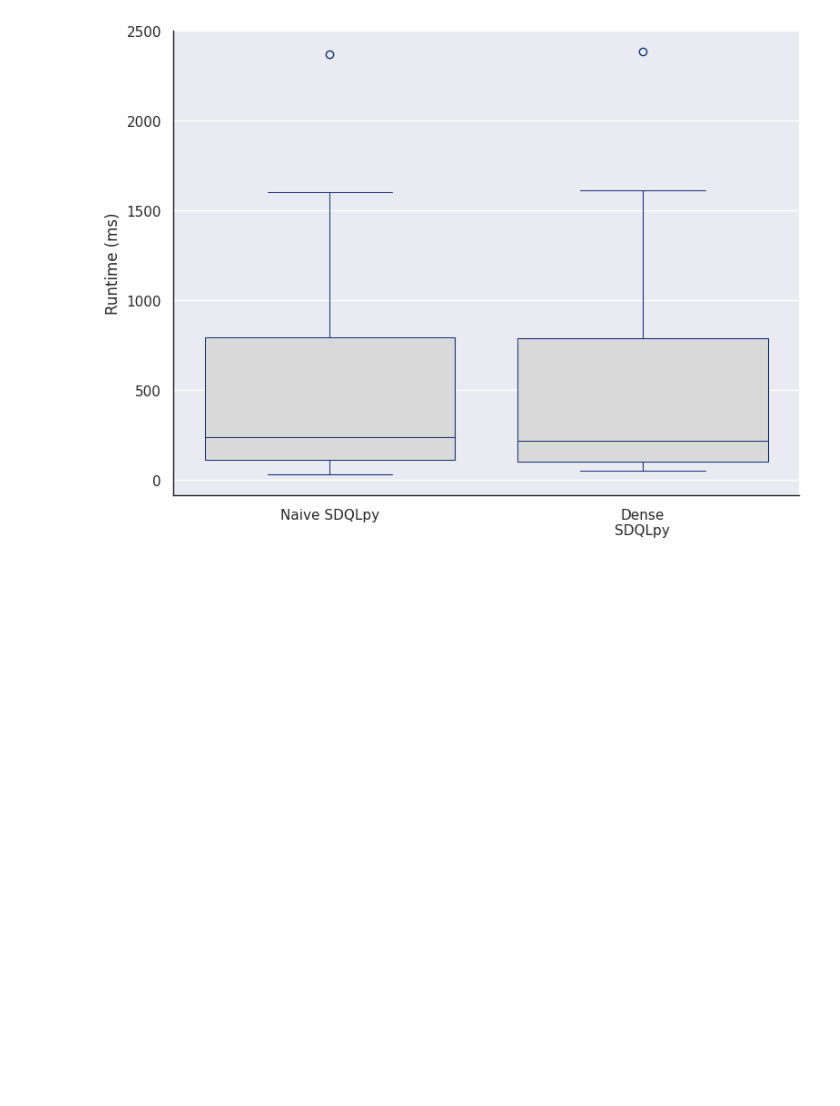
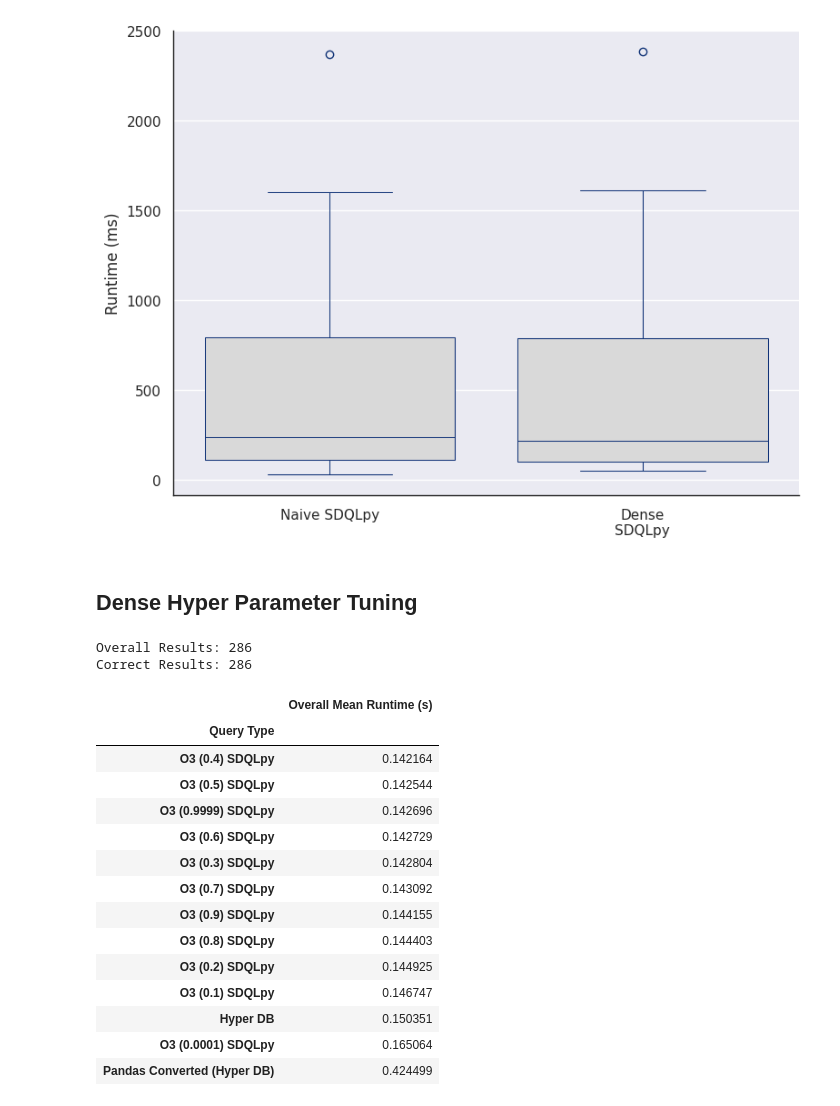
Before and after one commit to groegercesg/QueryBridge, a Jupyter notebook: benchmarking/notebooks/year2_report.ipynb, the cells around one changed output. Drawn from its saved outputs; the diff is of its cells as text; code cells hidden in the pictures; blank space fills up the shorter version.

```diff
--- a/benchmarking/notebooks/year2_report.ipynb
+++ b/benchmarking/notebooks/year2_report.ipynb
@@ -286,3 +277,39 @@ Try using .loc[row_indexer,col_indexer] = value instead
 See the caveats in the documentation: https://pandas.pydata.org/pandas-docs/stable/user_guide/indexing.html#returning-a-view-versus-a-copy
   new_df['Query Type'] = new_df['Query Type'].replace(
 [figure]
+# %% [markdown]
+## Dense Hyper Parameter Tuning
+# %%
+results = pd.read_csv("../test_results/hyper_sdqlpy_dense_tuning_test_results.csv")
+
+print(f"Overall Results: {len(results)}")
+
+# Filter for Correct == True and Executed == Yes
+results = results[(results.Correct == True) & (results.Executed == "Yes")]
+print(f"Correct Results: {len(results)}")
+
+results = pre_process(results)
+# %% [output]
+Overall Results: 286
+Correct Results: 286
+# %%
+# O1 SDQLpy	: 0.155856
+
+dense_overall = make_overall_table(results)
+dense_overall.head(15)
+# %% [output]
+|  | Overall Mean Runtime (s) |
+| Query Type |  |
+| O3 (0.4) SDQLpy | 0.142164 |
+| O3 (0.5) SDQLpy | 0.142544 |
+| O3 (0.9999) SDQLpy | 0.142696 |
+| O3 (0.6) SDQLpy | 0.142729 |
+| O3 (0.3) SDQLpy | 0.142804 |
+| O3 (0.7) SDQLpy | 0.143092 |
+| O3 (0.9) SDQLpy | 0.144155 |
+| O3 (0.8) SDQLpy | 0.144403 |
+| O3 (0.2) SDQLpy | 0.144925 |
+| O3 (0.1) SDQLpy | 0.146747 |
+| Hyper DB | 0.150351 |
+| O3 (0.0001) SDQLpy | 0.165064 |
+| Pandas Converted (Hyper DB) | 0.424499 |
```
Also changed, not shown: parts of 4 cells of this notebook, 23 other files.
